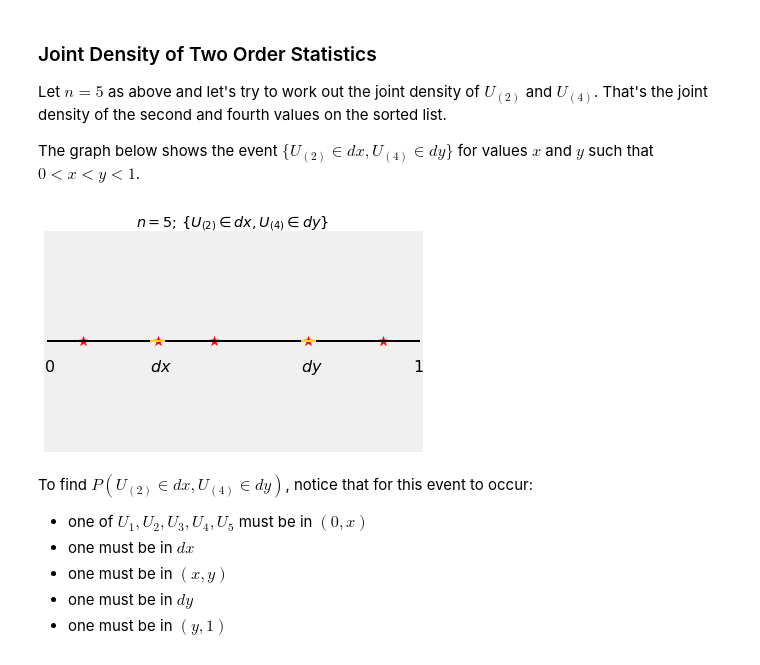
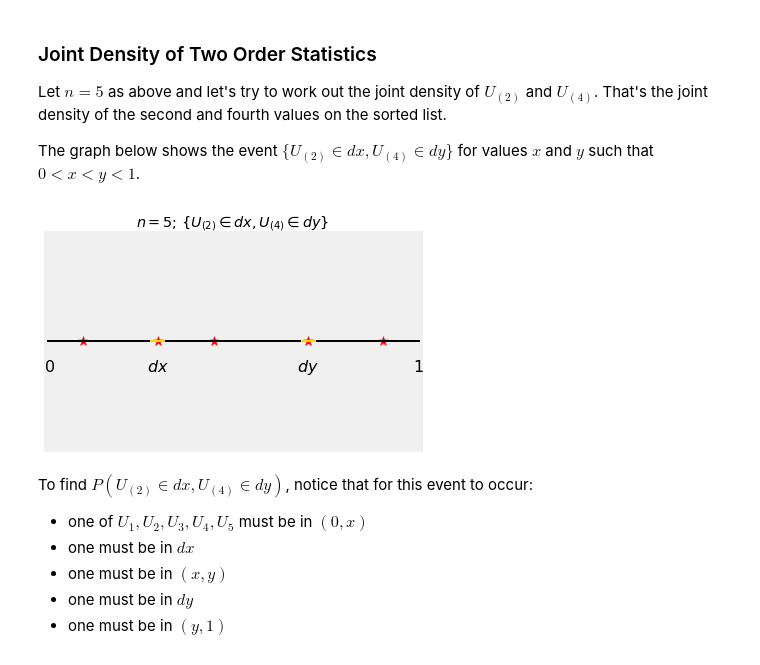
Before and after one commit to postybaloney/textbook, a Jupyter notebook: _sources/content/Chapter_17/04_Beta_Densities_with_Integer_Parameters.ipynb, the cells around one changed output. Saved outputs shown, nothing was run; the diff lists cells and outputs as text; code cells hidden in the pictures.

```diff
--- a/_sources/content/Chapter_17/04_Beta_Densities_with_Integer_Parameters.ipynb
+++ b/_sources/content/Chapter_17/04_Beta_Densities_with_Integer_Parameters.ipynb
@@ -83,22 +83,22 @@ The graph below shows the event $\{U_{(2)} \in dx, U_{(4)} \in dy\}$ for values
 # %%
 # NO CODE
 
 plt.plot([0, 1], [0, 0], color='k', lw=2)
 y = 1 - np.ones(5)
 x = make_array(0.1, 0.3, 0.45, 0.7, 0.9)
 plt.scatter(x, y, marker='*', color='r', s=100)
 plt.plot([0.28, 0.32], [0, 0], color='gold', lw=2)
-plt.text(0.28, -0.015, r'$dx$', size=16)
+plt.text(0.27, -0.015, r'$dx$', size=16)
 plt.plot([0.68, 0.72], [0, 0], color='gold', lw=2)
-plt.text(0.68, -0.015, r'$dy$', size=16)
+plt.text(0.67, -0.015, r'$dy$', size=16)
 plt.text(0, -0.015, r'0', size=16)
 plt.text(0.98, -0.015, r'1', size=16)
 plt.xlim(0, 1)
 plt.yticks([])
 plt.xticks([])
 plt.title('$n = 5$; $\{ U_{(2)} \in dx, U_{(4)} \in dy \}$');
 # %% [output]
-[figure, old version]
+[figure, new version]
 # %% [markdown]
 To find $P(U_{(2)} \in dx, U_{(4)} \in dy)$, notice that for this event to occur:
 
```
Also changed, not shown: parts of 2 cells of this notebook, 3 other files.
